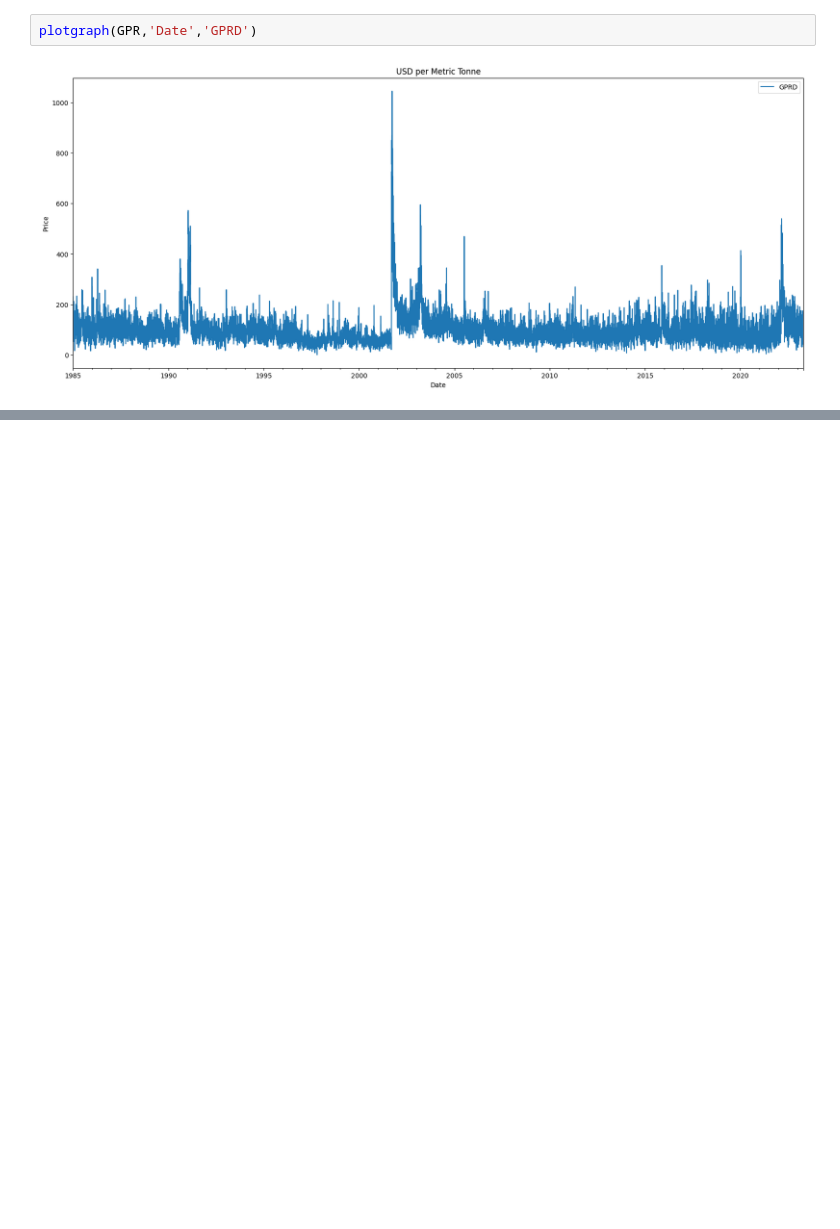
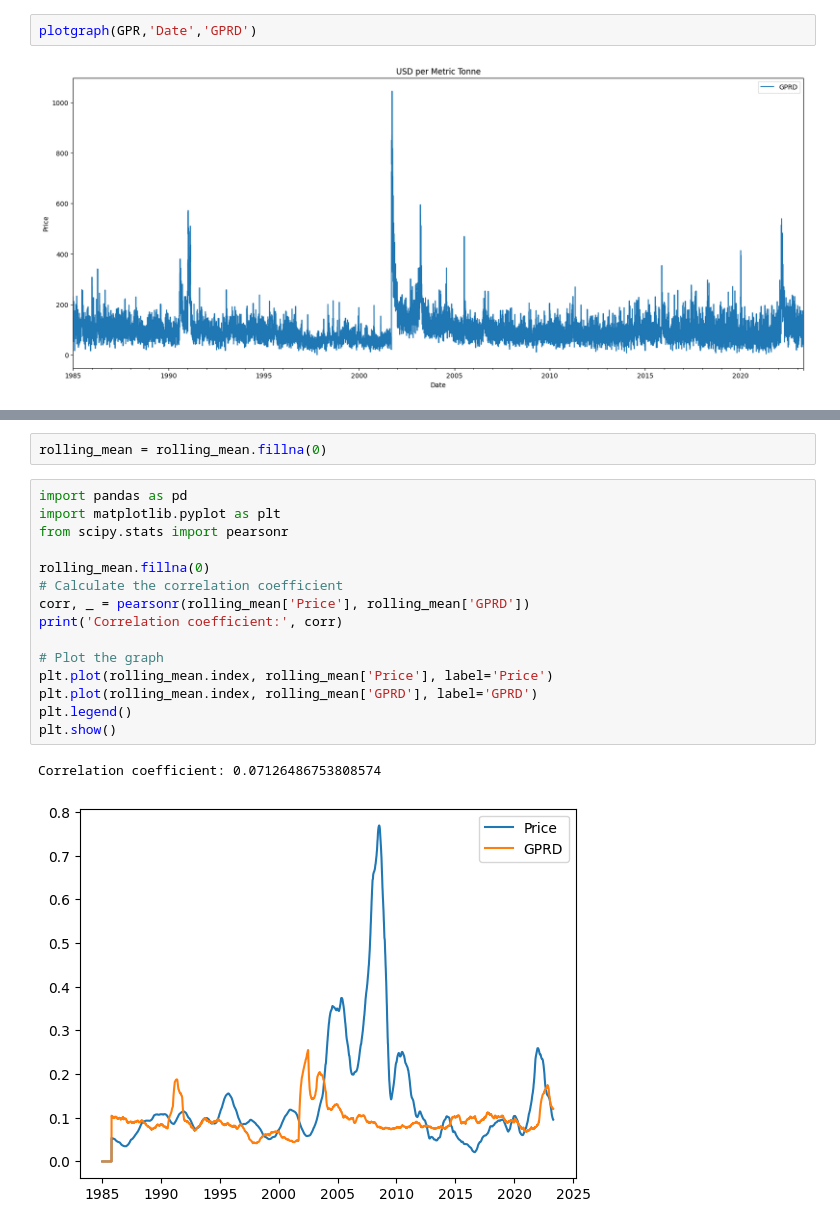
Before and after one commit to abaskon/Thesis, a Jupyter notebook: GPR_and_DBI.ipynb, the cells around one changed output, grey strips where cells are left out. Cells and saved outputs as stored; diff of their text form; blank space fills up the shorter version.

```diff
--- a/GPR_and_DBI.ipynb
+++ b/GPR_and_DBI.ipynb
@@ -347,0 +204,20 @@ gpr_coeffs = pywt.wavedec(merged_data['GPRD'], wavelet, level=level)
+# %%
+rolling_mean = rolling_mean.fillna(0)
+# %%
+import pandas as pd
+import matplotlib.pyplot as plt
+from scipy.stats import pearsonr
+
+rolling_mean.fillna(0)
+# Calculate the correlation coefficient
+corr, _ = pearsonr(rolling_mean['Price'], rolling_mean['GPRD'])
+print('Correlation coefficient:', corr)
+
+# Plot the graph
+plt.plot(rolling_mean.index, rolling_mean['Price'], label='Price')
+plt.plot(rolling_mean.index, rolling_mean['GPRD'], label='GPRD')
+plt.legend()
+plt.show()
+# %% [output]
+Correlation coefficient: 0.07126486753808574
+[figure, added]
```
Also changed, not shown: parts of 60 cells of this notebook.
